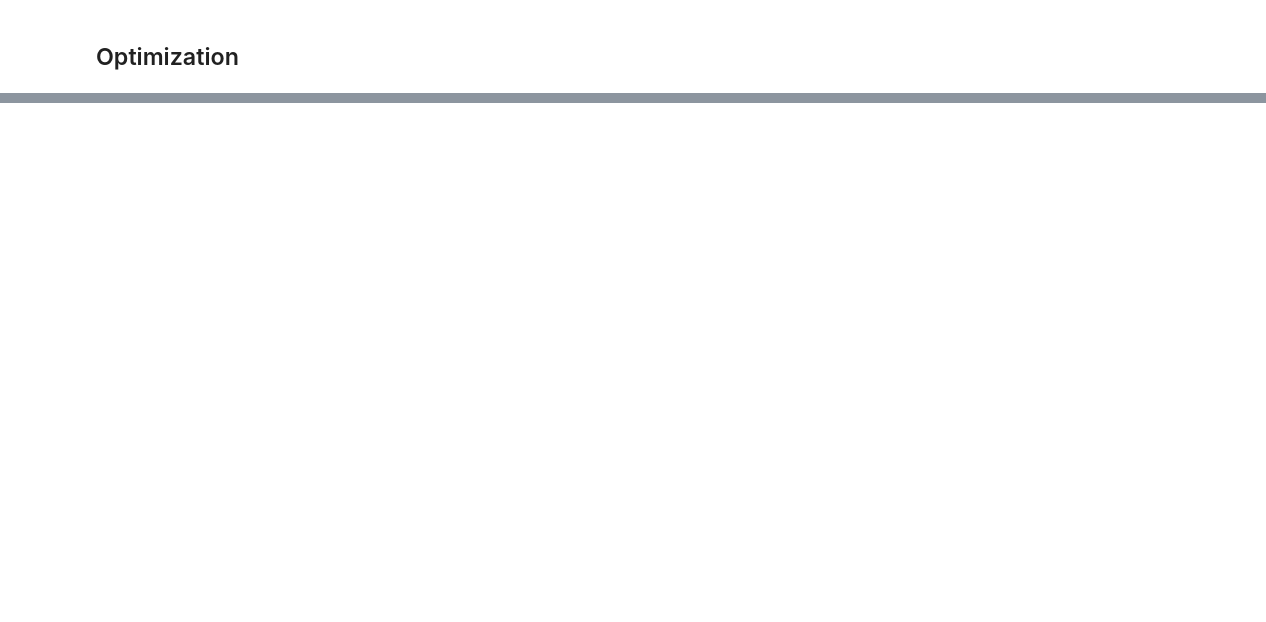
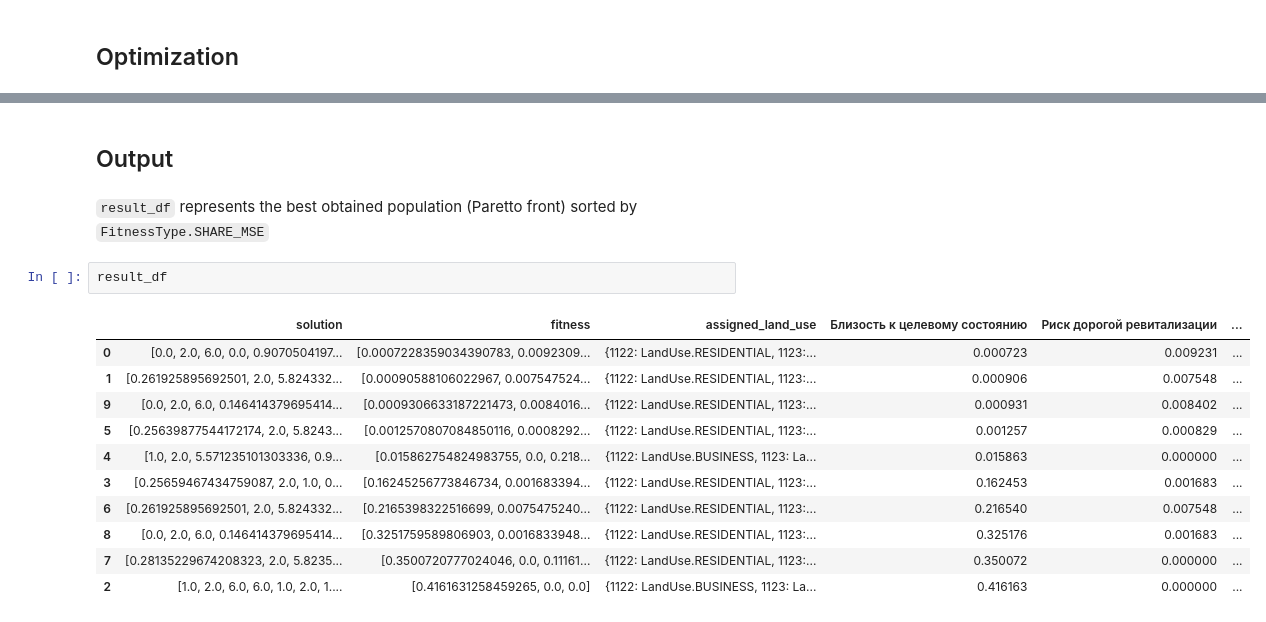
Before and after one commit to vasilstar97/lu-igi, a Jupyter notebook: examples/optimization_pipeline.ipynb, the cells around one changed output, grey strips where cells are left out. Saved outputs shown, nothing was run; the diff lists cells and outputs as text; blank space fills up the shorter version.

```diff
--- a/examples/optimization_pipeline.ipynb
+++ b/examples/optimization_pipeline.ipynb
@@ -66,0 +154,18 @@ graph.graph
+# %% [markdown]
+## Output
+# %% [markdown]
+`result_df` represents the best obtained population (Paretto front) sorted by `FitnessType.SHARE_MSE`
+# %%
+result_df
+# %% [output]
+|  | solution | fitness | assigned_land_use | Близость к целевому состоянию | Риск дорогой ревитализации | ... |
+| 0 | [0.0, 2.0, 6.0, 0.0, 0.9070504197... | [0.0007228359034390783, 0.0092309... | {1122: LandUse.RESIDENTIAL, 1123:... | 0.000723 | 0.009231 | ... |
+| 1 | [0.261925895692501, 2.0, 5.824332... | [0.00090588106022967, 0.007547524... | {1122: LandUse.RESIDENTIAL, 1123:... | 0.000906 | 0.007548 | ... |
+| 9 | [0.0, 2.0, 6.0, 0.146414379695414... | [0.0009306633187221473, 0.0084016... | {1122: LandUse.RESIDENTIAL, 1123:... | 0.000931 | 0.008402 | ... |
+| 5 | [0.25639877544172174, 2.0, 5.8243... | [0.0012570807084850116, 0.0008292... | {1122: LandUse.RESIDENTIAL, 1123:... | 0.001257 | 0.000829 | ... |
+| 4 | [1.0, 2.0, 5.571235101303336, 0.9... | [0.015862754824983755, 0.0, 0.218... | {1122: LandUse.BUSINESS, 1123: La... | 0.015863 | 0.000000 | ... |
+| 3 | [0.25659467434759087, 2.0, 1.0, 0... | [0.16245256773846734, 0.001683394... | {1122: LandUse.RESIDENTIAL, 1123:... | 0.162453 | 0.001683 | ... |
+| 6 | [0.261925895692501, 2.0, 5.824332... | [0.2165398322516699, 0.0075475240... | {1122: LandUse.RESIDENTIAL, 1123:... | 0.216540 | 0.007548 | ... |
+| 8 | [0.0, 2.0, 6.0, 0.146414379695414... | [0.3251759589806903, 0.0016833948... | {1122: LandUse.RESIDENTIAL, 1123:... | 0.325176 | 0.001683 | ... |
+| 7 | [0.28135229674208323, 2.0, 5.8235... | [0.3500720777024046, 0.0, 0.11161... | {1122: LandUse.RESIDENTIAL, 1123:... | 0.350072 | 0.000000 | ... |
+| 2 | [1.0, 2.0, 6.0, 6.0, 1.0, 2.0, 1.... | [0.4161631258459265, 0.0, 0.0] | {1122: LandUse.BUSINESS, 1123: La... | 0.416163 | 0.000000 | ... |
```
Also changed, not shown: parts of 21 cells of this notebook, 4 other files.
